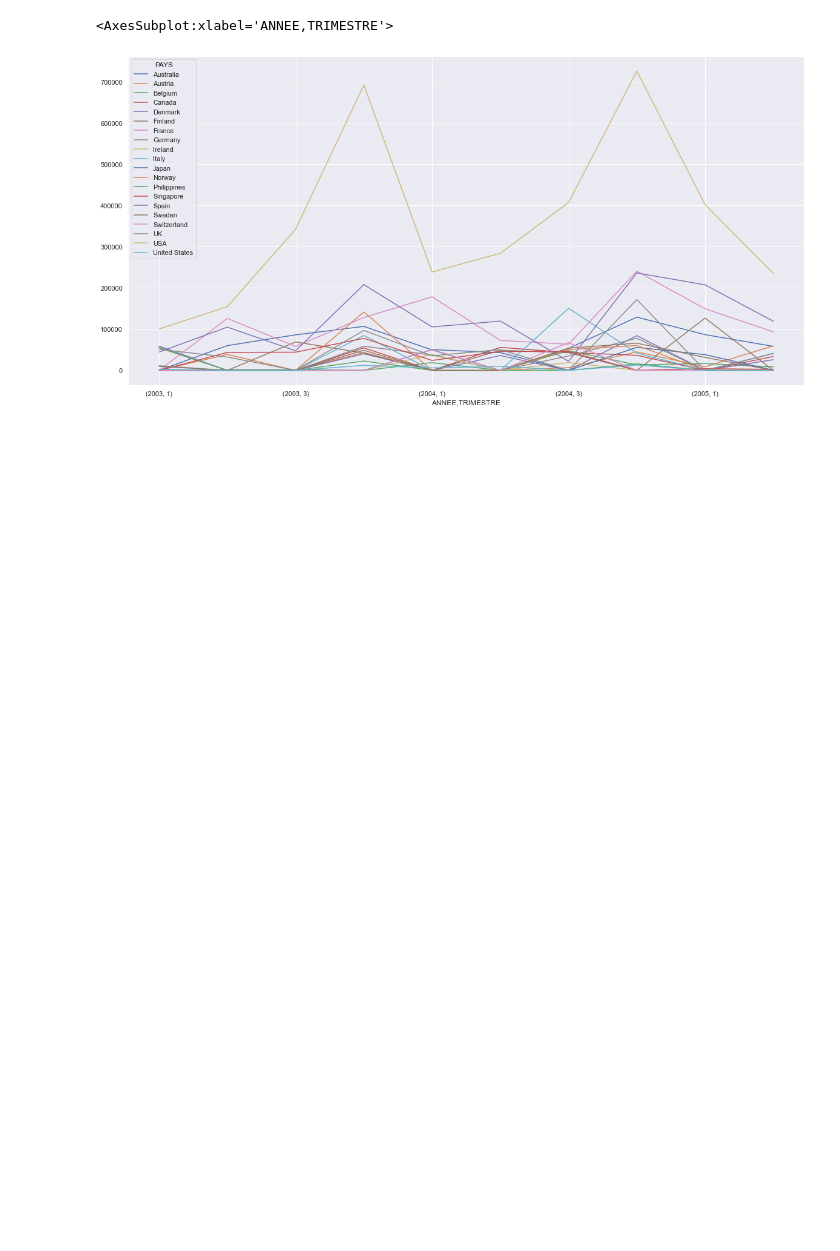
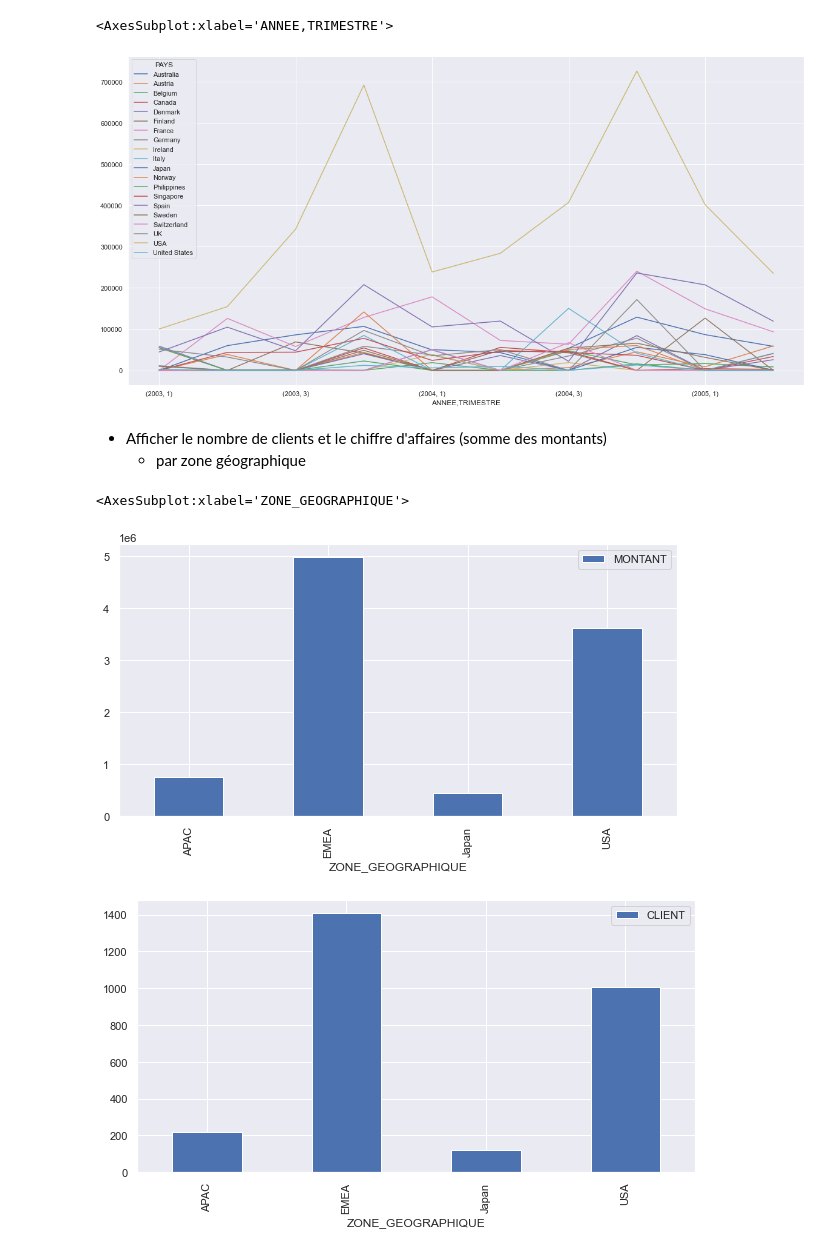
Before and after one commit to BaptisteMahe/ECMDataNaliz, a Jupyter notebook: TD1.ipynb, the cells around one changed output. Saved outputs shown, nothing was run; the diff lists cells and outputs as text; code cells hidden in the pictures; blank space fills up the shorter version.

```diff
--- a/TD1.ipynb
+++ b/TD1.ipynb
@@ -45,11 +45,12 @@ Index(['Unnamed: 0', 'NUM_COMMANDE', 'QUANTITE', 'PRIX_UNITAIRE', 'MONTANT',
 - Pour la colonne 'PAYS', remplacez toutes les occurrences de la valeur 'United States' par 'USA'.
 # %%
 index_usa_pays = data[data.PAYS == 'United States'].index
-data.at[index_usa_pays, 'PAYS'] = 'USA'
+data.loc[index_usa_pays, 'PAYS'] = 'USA'
 # %% [markdown]
 - Définissez la 'ZONE_GEOGRAPHIQUE' des USA comme valant 'USA'
-# %%
-data.at[index_usa_pays, 'ZONE_GEOGRAPHIQUE'] = 'USA'
+# %%
+index_usa_pays = data[data.PAYS == 'USA'].index
+data.loc[index_usa_pays, 'ZONE_GEOGRAPHIQUE'] = 'USA'
 # %% [markdown]
 - Trouvez le nombre de commmandes (sans doublons), le nombre de clients référencés (sans doublons), et le nombre de références produits (sans doublons).
 # %%
@@ -142,3 +143,17 @@ CA_country.plot(kind='line', figsize= (20, 10))
 # %% [output]
 <AxesSubplot:xlabel='ANNEE,TRIMESTRE'>
 [figure]
+# %% [markdown]
+- Afficher le nombre de clients et le chiffre d'affaires (somme des montants)
+    - par zone géographique
+# %%
+CA_geo_pivot = pandas.pivot_table(data, values = ['MONTANT'], index = ['ZONE_GEOGRAPHIQUE'], aggfunc=np.sum, fill_value=0)
+CA_geo_pivot.plot(kind='bar', figsize= (10, 5))
+
+client_geo = data.groupby(['ZONE_GEOGRAPHIQUE'], as_index= False).CLIENT.count()
+client_geo_pivot = pandas.pivot_table(client_geo, values = ['CLIENT'], index = ['ZONE_GEOGRAPHIQUE'], aggfunc=np.sum, fill_value=0)
+client_geo_pivot.plot(kind='bar', figsize= (10, 5))
+# %% [output]
+<AxesSubplot:xlabel='ZONE_GEOGRAPHIQUE'>
+[figure, added]
+[figure, added]
```
Also changed, not shown: parts of 9 cells of this notebook.
